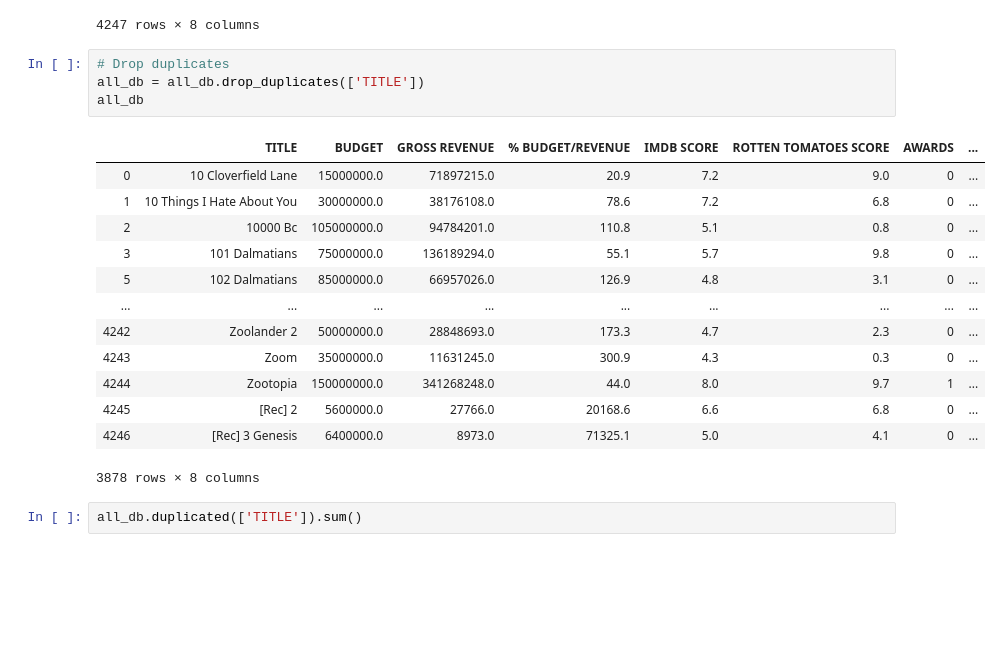
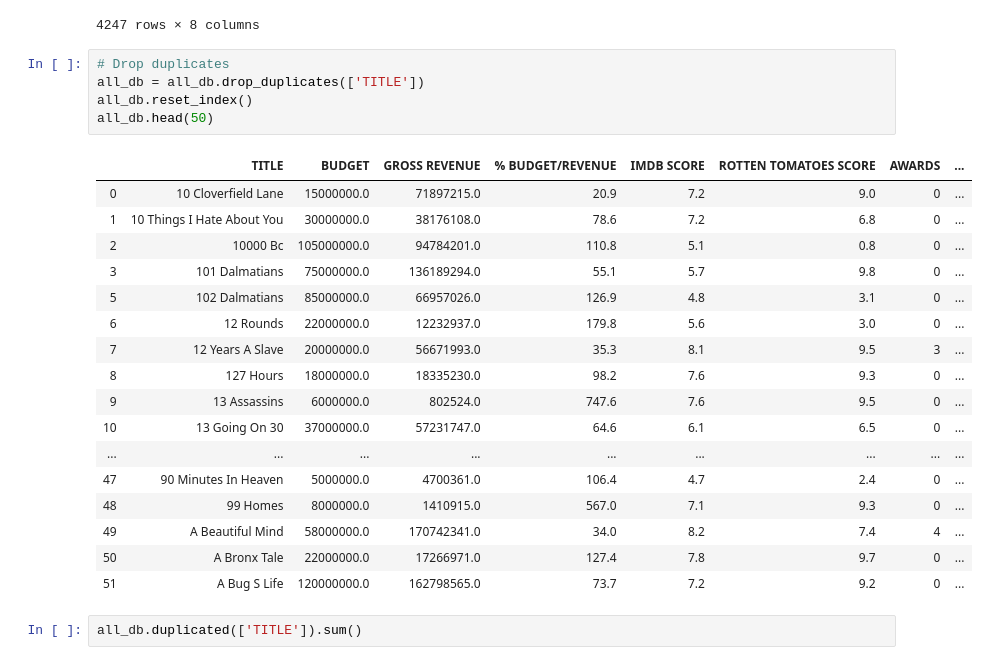
Before and after one commit to ta-data-lis/Project-Week-3-Data-Thieves, a Jupyter notebook: your-project/Movies Database Cleaning.ipynb, the cells around one changed output. Cells and saved outputs as stored; diff of their text form; blank space fills up the shorter version.

Commit message:
reset index

```diff
--- a/your-project/Movies Database Cleaning.ipynb
+++ b/your-project/Movies Database Cleaning.ipynb
@@ -385,21 +385,26 @@ all_db
 # %%
 # Drop duplicates
 all_db = all_db.drop_duplicates(['TITLE'])
-all_db
+all_db.reset_index()
+all_db.head(50)
 # %% [output]
 |  | TITLE | BUDGET | GROSS REVENUE | % BUDGET/REVENUE | IMDB SCORE | ROTTEN TOMATOES SCORE | AWARDS | ... |
 | 0 | 10 Cloverfield Lane | 15000000.0 | 71897215.0 | 20.9 | 7.2 | 9.0 | 0 | ... |
 | 1 | 10 Things I Hate About You | 30000000.0 | 38176108.0 | 78.6 | 7.2 | 6.8 | 0 | ... |
 | 2 | 10000 Bc | 105000000.0 | 94784201.0 | 110.8 | 5.1 | 0.8 | 0 | ... |
 | 3 | 101 Dalmatians | 75000000.0 | 136189294.0 | 55.1 | 5.7 | 9.8 | 0 | ... |
 | 5 | 102 Dalmatians | 85000000.0 | 66957026.0 | 126.9 | 4.8 | 3.1 | 0 | ... |
+| 6 | 12 Rounds | 22000000.0 | 12232937.0 | 179.8 | 5.6 | 3.0 | 0 | ... |
+| 7 | 12 Years A Slave | 20000000.0 | 56671993.0 | 35.3 | 8.1 | 9.5 | 3 | ... |
+| 8 | 127 Hours | 18000000.0 | 18335230.0 | 98.2 | 7.6 | 9.3 | 0 | ... |
+| 9 | 13 Assassins | 6000000.0 | 802524.0 | 747.6 | 7.6 | 9.5 | 0 | ... |
+| 10 | 13 Going On 30 | 37000000.0 | 57231747.0 | 64.6 | 6.1 | 6.5 | 0 | ... |
 | ... | ... | ... | ... | ... | ... | ... | ... | ... |
-| 4242 | Zoolander 2 | 50000000.0 | 28848693.0 | 173.3 | 4.7 | 2.3 | 0 | ... |
-| 4243 | Zoom | 35000000.0 | 11631245.0 | 300.9 | 4.3 | 0.3 | 0 | ... |
-| 4244 | Zootopia | 150000000.0 | 341268248.0 | 44.0 | 8.0 | 9.7 | 1 | ... |
-| 4245 | [Rec] 2 | 5600000.0 | 27766.0 | 20168.6 | 6.6 | 6.8 | 0 | ... |
-| 4246 | [Rec] 3 Genesis | 6400000.0 | 8973.0 | 71325.1 | 5.0 | 4.1 | 0 | ... |
+| 47 | 90 Minutes In Heaven | 5000000.0 | 4700361.0 | 106.4 | 4.7 | 2.4 | 0 | ... |
+| 48 | 99 Homes | 8000000.0 | 1410915.0 | 567.0 | 7.1 | 9.3 | 0 | ... |
+| 49 | A Beautiful Mind | 58000000.0 | 170742341.0 | 34.0 | 8.2 | 7.4 | 4 | ... |
+| 50 | A Bronx Tale | 22000000.0 | 17266971.0 | 127.4 | 7.8 | 9.7 | 0 | ... |
+| 51 | A Bug S Life | 120000000.0 | 162798565.0 | 73.7 | 7.2 | 9.2 | 0 | ... |
-3878 rows × 8 columns
 # %%
 all_db.duplicated(['TITLE']).sum()
 # %% [output]
```
